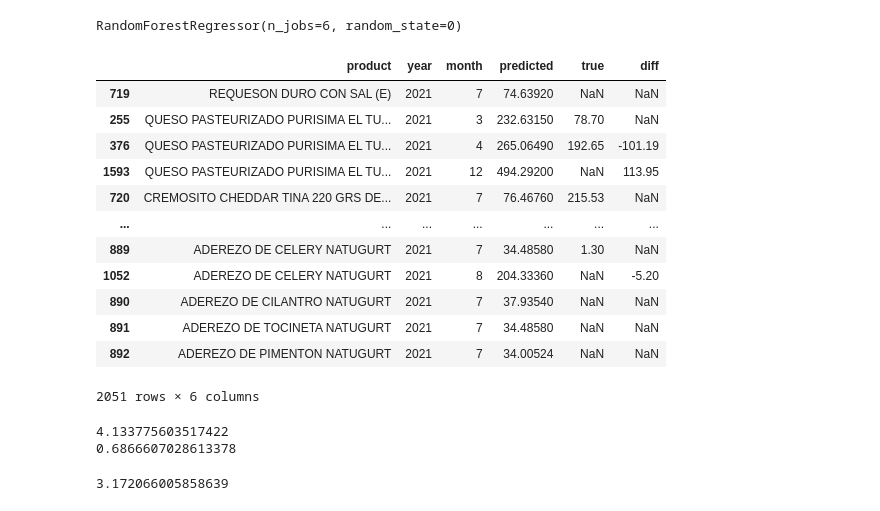
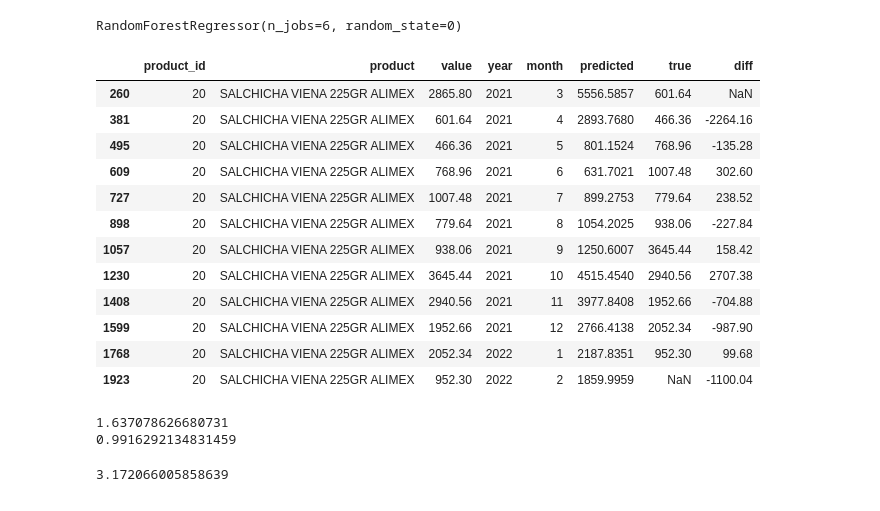
Before and after one commit to fjrp1412/machine-learning-dicascada, a Jupyter notebook: notebooks/products/model_per_month.ipynb, the cells around one changed output. Cells and saved outputs as stored; diff of their text form; code cells hidden in the pictures.

Commit message:
ready category prediction for next month

```diff
--- a/notebooks/products/model_per_month.ipynb
+++ b/notebooks/products/model_per_month.ipynb
@@ -237,43 +237,41 @@ RandomForestRegressor(n_jobs=6, random_state=0)
 # %%
 # Predicting sales for everyh day with the model
 # This model just predict the income of the next month, not how many sales
 
 # The final data frame is just for seing true values and predicted values
 
 data_valid_filtered = data_valid.copy()
 data_valid_filtered.reset_index(inplace=True)
-data_valid_filtered.sort_values(inplace=True, by=["product_id", "year", "month"])
-
 
 Xval_per_month = imputer.fit_transform(data_valid_filtered[features])
 yval_per_month = data_valid_filtered['sales_next_month']
 
 prediction_per_month = model.predict(Xval_per_month)
 
-df_forest_per_month = pd.DataFrame({"product": data_valid_filtered["name"],"year": data_valid_filtered["year"], "month": data_valid_filtered["month"] ,"predicted": prediction_per_month, "true": yval_per_month, "diff": data_valid_filtered["diff_sales_next_month"]})
-df_forest_per_month
+df_forest_per_month = pd.DataFrame({"product_id": data_valid_filtered["product_id"],"product": data_valid_filtered["name"],"value": data_valid_filtered["income"],"year": data_valid_filtered["year"], "month": data_valid_filtered["month"] ,"predicted": prediction_per_month, "true": yval_per_month, "diff": data_valid_filtered["diff_sales_next_month"]})
+df_forest_per_month[df_forest_per_month["product_id"] == 20]
 # %% [output]
-|  | product | year | month | predicted | true | diff |
-| 719 | REQUESON DURO CON SAL (E) | 2021 | 7 | 74.63920 | NaN | NaN |
-| 255 | QUESO PASTEURIZADO PURISIMA EL TU... | 2021 | 3 | 232.63150 | 78.70 | NaN |
-| 376 | QUESO PASTEURIZADO PURISIMA EL TU... | 2021 | 4 | 265.06490 | 192.65 | -101.19 |
-| 1593 | QUESO PASTEURIZADO PURISIMA EL TU... | 2021 | 12 | 494.29200 | NaN | 113.95 |
-| 720 | CREMOSITO CHEDDAR TINA 220 GRS DE... | 2021 | 7 | 76.46760 | 215.53 | NaN |
-| ... | ... | ... | ... | ... | ... | ... |
-| 889 | ADEREZO DE CELERY NATUGURT | 2021 | 7 | 34.48580 | 1.30 | NaN |
-| 1052 | ADEREZO DE CELERY NATUGURT | 2021 | 8 | 204.33360 | NaN | -5.20 |
-| 890 | ADEREZO DE CILANTRO NATUGURT | 2021 | 7 | 37.93540 | NaN | NaN |
-| 891 | ADEREZO DE TOCINETA NATUGURT | 2021 | 7 | 34.48580 | NaN | NaN |
-| 892 | ADEREZO DE PIMENTON NATUGURT | 2021 | 7 | 34.00524 | NaN | NaN |
+|  | product_id | product | value | year | month | predicted | true | diff |
+| 260 | 20 | SALCHICHA VIENA 225GR ALIMEX | 2865.80 | 2021 | 3 | 5556.5857 | 601.64 | NaN |
+| 381 | 20 | SALCHICHA VIENA 225GR ALIMEX | 601.64 | 2021 | 4 | 2893.7680 | 466.36 | -2264.16 |
+| 495 | 20 | SALCHICHA VIENA 225GR ALIMEX | 466.36 | 2021 | 5 | 801.1524 | 768.96 | -135.28 |
+| 609 | 20 | SALCHICHA VIENA 225GR ALIMEX | 768.96 | 2021 | 6 | 631.7021 | 1007.48 | 302.60 |
+| 727 | 20 | SALCHICHA VIENA 225GR ALIMEX | 1007.48 | 2021 | 7 | 899.2753 | 779.64 | 238.52 |
+| 898 | 20 | SALCHICHA VIENA 225GR ALIMEX | 779.64 | 2021 | 8 | 1054.2025 | 938.06 | -227.84 |
+| 1057 | 20 | SALCHICHA VIENA 225GR ALIMEX | 938.06 | 2021 | 9 | 1250.6007 | 3645.44 | 158.42 |
+| 1230 | 20 | SALCHICHA VIENA 225GR ALIMEX | 3645.44 | 2021 | 10 | 4515.4540 | 2940.56 | 2707.38 |
+| 1408 | 20 | SALCHICHA VIENA 225GR ALIMEX | 2940.56 | 2021 | 11 | 3977.8408 | 1952.66 | -704.88 |
+| 1599 | 20 | SALCHICHA VIENA 225GR ALIMEX | 1952.66 | 2021 | 12 | 2766.4138 | 2052.34 | -987.90 |
+| 1768 | 20 | SALCHICHA VIENA 225GR ALIMEX | 2052.34 | 2022 | 1 | 2187.8351 | 952.30 | 99.68 |
+| 1923 | 20 | SALCHICHA VIENA 225GR ALIMEX | 952.30 | 2022 | 2 | 1859.9959 | NaN | -1100.04 |
-2051 rows × 6 columns
 # %%
 # see the percentage for the error of the model for sales income
 
-print(mape(yval_per_month, prediction_per_month))
-print(wmape(yval_per_month, prediction_per_month))
+print(mape(df_forest_per_month[df_forest_per_month["product_id"] == 20]["true"], df_forest_per_month[df_forest_per_month["product_id"] == 20]["predicted"]))
+print(wmape(df_forest_per_month[df_forest_per_month["product_id"] == 20]["true"], df_forest_per_month[df_forest_per_month["product_id"] == 20]["predicted"]))
 # %% [output]
-4.133775603517422
-0.6866607028613378
+1.637078626680731
+0.9916292134831459
 # %%
 # Baseline for indicators for precission of the model
 # This baseline is for how many sales will be
```
Also changed, not shown: parts of 3 cells of this notebook, 1 other file.
